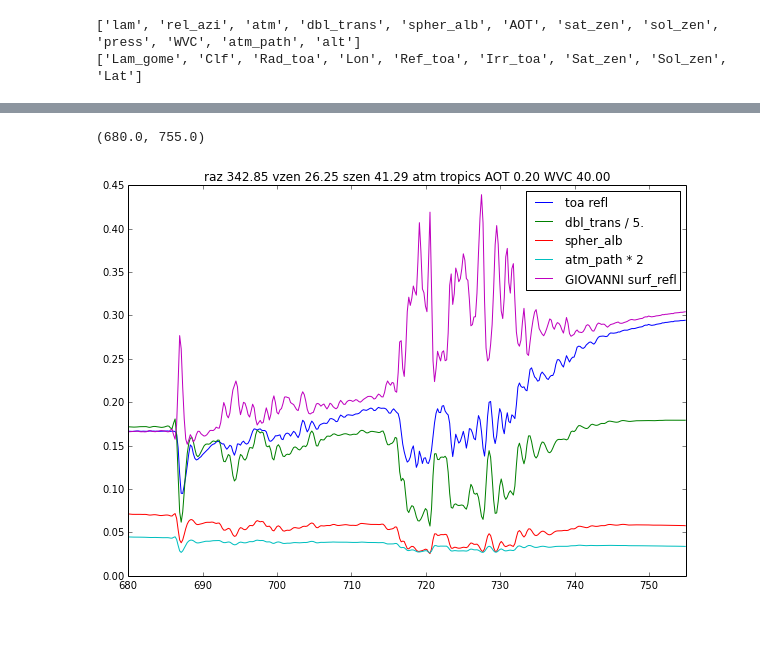
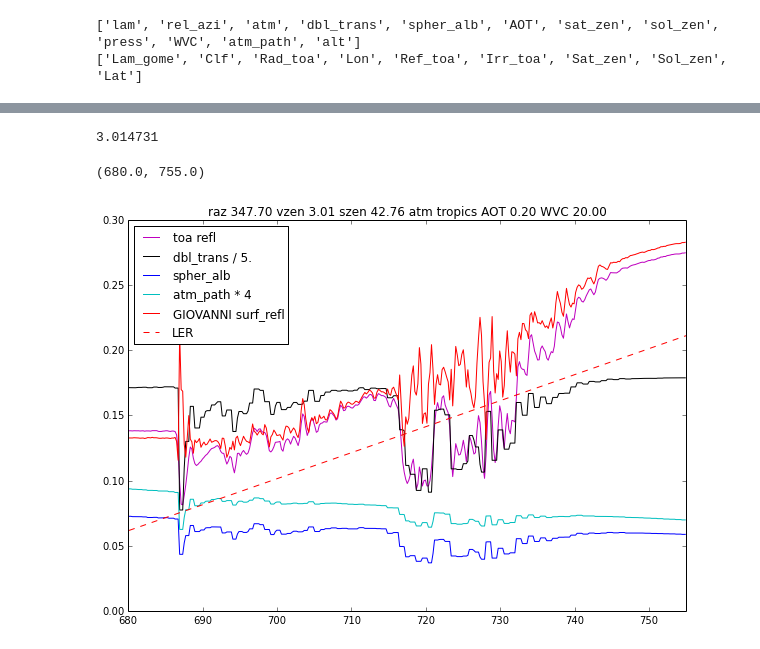
Before and after one commit to malapradej/Fluorescence_PhD, a Jupyter notebook: DASF/LUTtest.ipynb, the cells around one changed output, grey strips where cells are left out. Saved outputs shown, nothing was run; the diff lists cells and outputs as text; code cells hidden in the pictures.

```diff
--- a/DASF/LUTtest.ipynb
+++ b/DASF/LUTtest.ipynb
@@ -36,8 +49,6 @@ there are 41 observations.
 # %%
 # select an observation and plot it
 plt.figure(figsize=(10,7))
-# observation position in obs file starting at zero as first obs
-o_nr = 3
 x = obs['Lam_gome'][o_nr]
 y = obs['Ref_toa'][o_nr]
 plt.plot(x, y)
@@ -109,7 +100,7 @@ for k in lut.keys():
     if lut[k].ndim == 1:
         pass
     else:
-        lut[k] = lut[k][:,4::9]
+        lut[k] = lut[k] #[:,4::9]
 # %%
 # select observation indices in obs file
 
@@ -147,7 +138,7 @@ print obs.keys()
 # so what water vapours and others do we have and select those which are the closest match to Giovanni data
 print 'WVC'
 print np.unique(lut['WVC'])
-wvc = 40.
+wvc = 20. #40.
 ind_wvc = np.where(np.array(lut['WVC'])== wvc)[0]
 print ind_wvc
 # AOTs
@@ -165,7 +156,7 @@ print ind_press
 # altitudes
 print 'alt'
 print np.unique(lut['alt'])
-alt = lut['alt'][0]
+alt = lut['alt'][goodlut][0]
 ind_alt = np.where(np.array(lut['alt'])== alt)[0]
 print ind_alt
 
@@ -198,0 +185,17 @@ vsen 20.817097 20.817097
+# %%
+# load LER file and plot reflectance at these wavelengths
+
+import netCDF4 as nc4
+month = 0
+fn = "/home/malapradej/Documents/PhD_UCL/Data/GOME-2/LER/GOME2_MetOp-A_MSC_surface_LER_product.he5"
+dataset = nc4.Dataset(fn)
+
+lat = obs['Lat'][o_nr]
+lon = obs['Lon'][o_nr]
+lats = dataset.variables['Latitude'][:]
+lons = dataset.variables['Longitude'][:]
+idx = np.argmin(np.abs(lons - lon))
+idy = np.argmin(np.abs(lats - lat))
+wls = dataset.variables['Wavelength'][:]
+mode = dataset.variables['Mode_LER'][idy,idx,:,month]
+plt.plot(wls,mode)
@@ -199,42 +220,47 @@ vsen 20.817097 20.817097
+# %%
+print lut['sat_zen'][n]
+# %% [output]
+3.014731
 # %%
 def surf_refl(toa_refl, atm_path, dbl_trans, spher_alb):
     '''calculate boa or surface reflectance.'''
     dr = toa_refl - atm_path
     rsurf = dr/(dbl_trans + spher_alb*dr)
     return rsurf
 
 # now interpolate
 from scipy.interpolate import interp1d
 
 xbaseFull = np.array(obs['Lam_gome'][o_nr])
 xbase = xbaseFull[(xbaseFull>=wlmin) * (xbaseFull<=wlmax)]
 ybase = obs['Ref_toa'][o_nr][(xbaseFull>=wlmin) * (xbaseFull<=wlmax)]
 
 x0 = lut['lam'][n]
 y = {}
 
 for k in ['dbl_trans','spher_alb','atm_path']:
-    y[k] = (interp1d(x0, lut[k][n], kind='cubic'))(xbase)
+    y[k] = (interp1d(x0, lut[k][n], kind='linear'))(xbase)
 
 srefl = surf_refl(ybase, y['atm_path'], y['dbl_trans'], y['spher_alb'])
 
 # plot all values for the GIOVANNI parameters case
 plt.figure(figsize=(10,7))
-plt.plot(xbase,ybase,label='toa refl')
-plt.plot(xbase,y['dbl_trans']/5.,label='dbl_trans / 5.')
-plt.plot(xbase,y['spher_alb'],label='spher_alb')
-plt.plot(xbase,y['atm_path'] * 2,label='atm_path * 2')
-plt.plot(xbase, srefl, label='GIOVANNI surf_refl')
+plt.plot(xbase,ybase,'m-', label='toa refl')
+plt.plot(xbase,y['dbl_trans']/5., 'k-', label='dbl_trans / 5.')
+plt.plot(xbase,y['spher_alb'], 'b-', label='spher_alb')
+plt.plot(xbase,y['atm_path'] * 4, 'c-', label='atm_path * 4')
+plt.plot(xbase, srefl, 'r-', label='GIOVANNI surf_refl')
+plt.plot(wls, mode, 'r--', label='LER')
 plt.title("raz %.2f vzen %.2f szen %.2f atm %s AOT %.2f WVC %.2f"%\
           (lut['rel_azi'][n],lut['sat_zen'][n],lut['sol_zen'][n],\
            lut['atm'][n],\
            lut['AOT'][n],lut['WVC'][n]))
 
 plt.legend(loc='best')
 plt.xlim(wlmin, wlmax)
 # %% [output]
 (680.0, 755.0)
-[figure, old version]
+[figure, new version]
 # %%
 # leaf spectrum is imported
 # used the parameters provided in Knyazikhin paper refering to Lewis paper....
```
Also changed, not shown: parts of 17 cells of this notebook, 5 other files.
